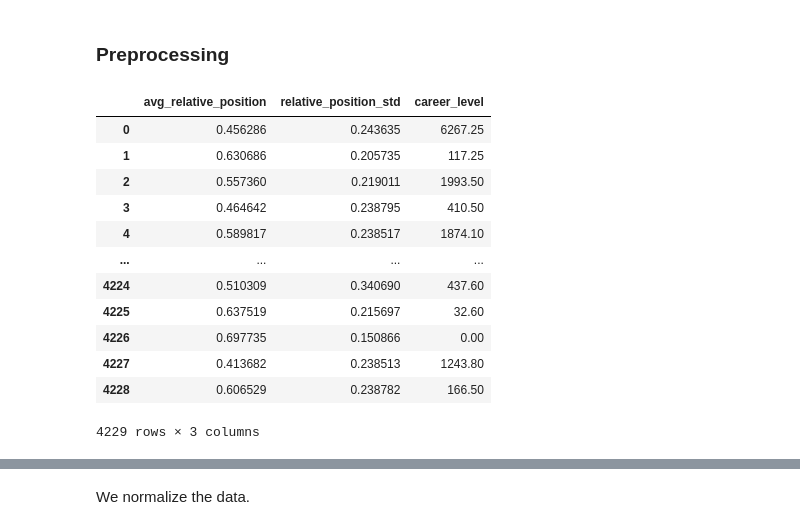
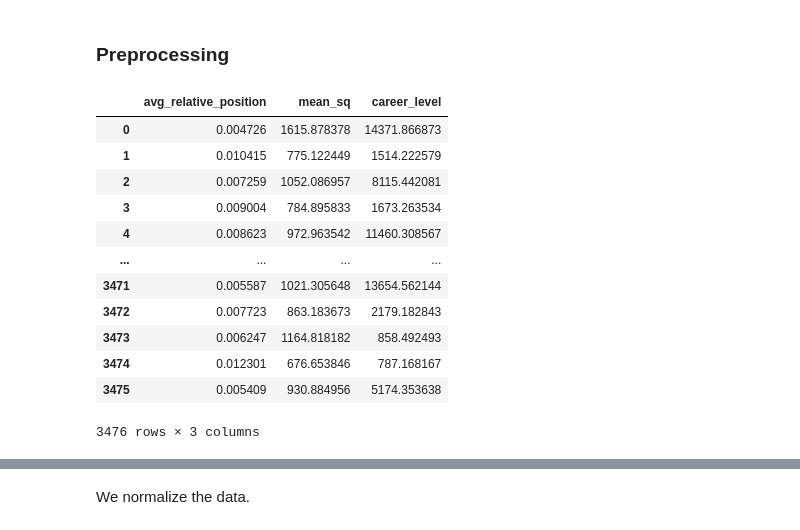
Before and after one commit to effepielle/dm_project24_group_0, a Jupyter notebook: TASK_3/hierarchical_clustering.ipynb, the cells around one changed output, grey strips where cells are left out. Cells and saved outputs as stored; diff of their text form; code cells hidden in the pictures.

```diff
--- a/TASK_3/hierarchical_clustering.ipynb
+++ b/TASK_3/hierarchical_clustering.ipynb
@@ -18,23 +18,22 @@ cyclist_df = pd.read_csv('../dataset/cyclists_outlier.csv')
 # %% [markdown]
 ### Preprocessing
 # %%
-column_to_drop = ["cyclist_win", "cyclist_experience", "avg_position", "best_position", "birth_year",
-                  "performance_entropy", "min_relative_position", "cyclist_win_ratio", "weighted_podiums", "best_position_std", "avg_performance_vs_startlist"]
+columns_to_keep = ["avg_relative_position", "mean_sq", "career_level"]
 
 # drop the unnecessary columns for the clustering and keep only the numerical columns
-numerical_cyclists_df = cyclist_df.drop(columns=column_to_drop).select_dtypes(include=['float64', 'int64'])
+numerical_cyclists_df = cyclist_df[columns_to_keep]
 numerical_cyclists_df
 # %% [output]
-|  | avg_relative_position | relative_position_std | career_level |
-| 0 | 0.456286 | 0.243635 | 6267.25 |
-| 1 | 0.630686 | 0.205735 | 117.25 |
-| 2 | 0.557360 | 0.219011 | 1993.50 |
-| 3 | 0.464642 | 0.238795 | 410.50 |
-| 4 | 0.589817 | 0.238517 | 1874.10 |
+|  | avg_relative_position | mean_sq | career_level |
+| 0 | 0.004726 | 1615.878378 | 14371.866873 |
+| 1 | 0.010415 | 775.122449 | 1514.222579 |
+| 2 | 0.007259 | 1052.086957 | 8115.442081 |
+| 3 | 0.009004 | 784.895833 | 1673.263534 |
+| 4 | 0.008623 | 972.963542 | 11460.308567 |
 | ... | ... | ... | ... |
-| 4224 | 0.510309 | 0.340690 | 437.60 |
-| 4225 | 0.637519 | 0.215697 | 32.60 |
-| 4226 | 0.697735 | 0.150866 | 0.00 |
-| 4227 | 0.413682 | 0.238513 | 1243.80 |
-| 4228 | 0.606529 | 0.238782 | 166.50 |
+| 3471 | 0.005587 | 1021.305648 | 13654.562144 |
+| 3472 | 0.007723 | 863.183673 | 2179.182843 |
+| 3473 | 0.006247 | 1164.818182 | 858.492493 |
+| 3474 | 0.012301 | 676.653846 | 787.168167 |
+| 3475 | 0.005409 | 930.884956 | 5174.353638 |
-4229 rows × 3 columns
+3476 rows × 3 columns
```
Also changed, not shown: parts of 20 cells of this notebook, 1 other file.
